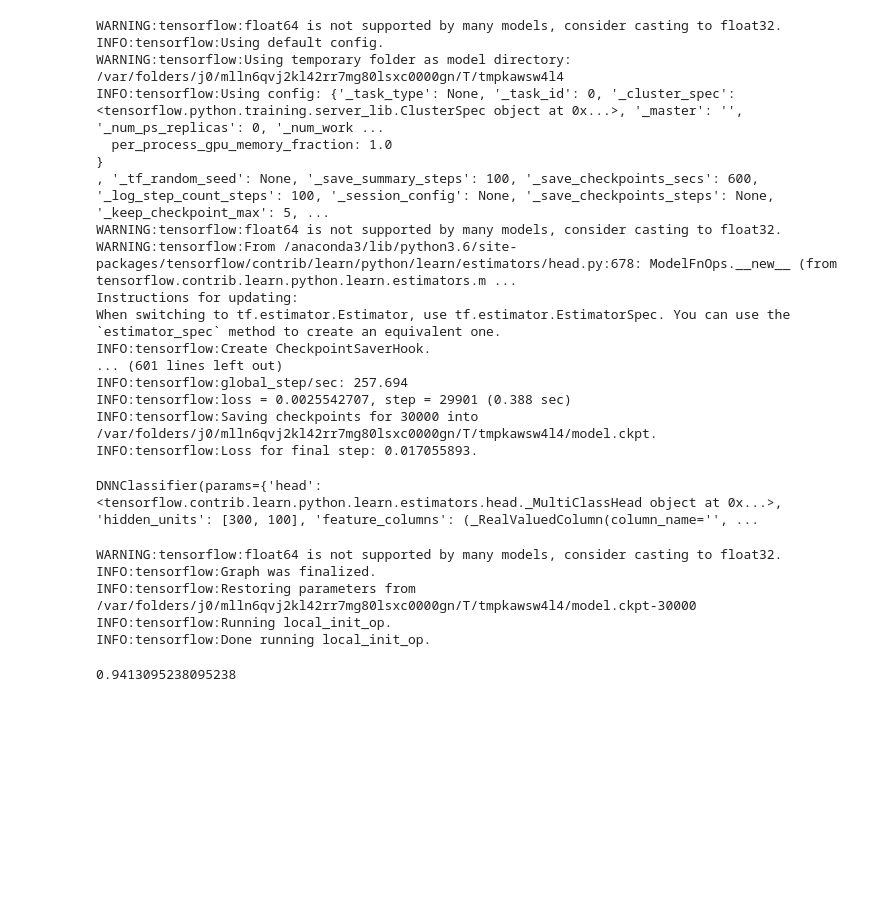
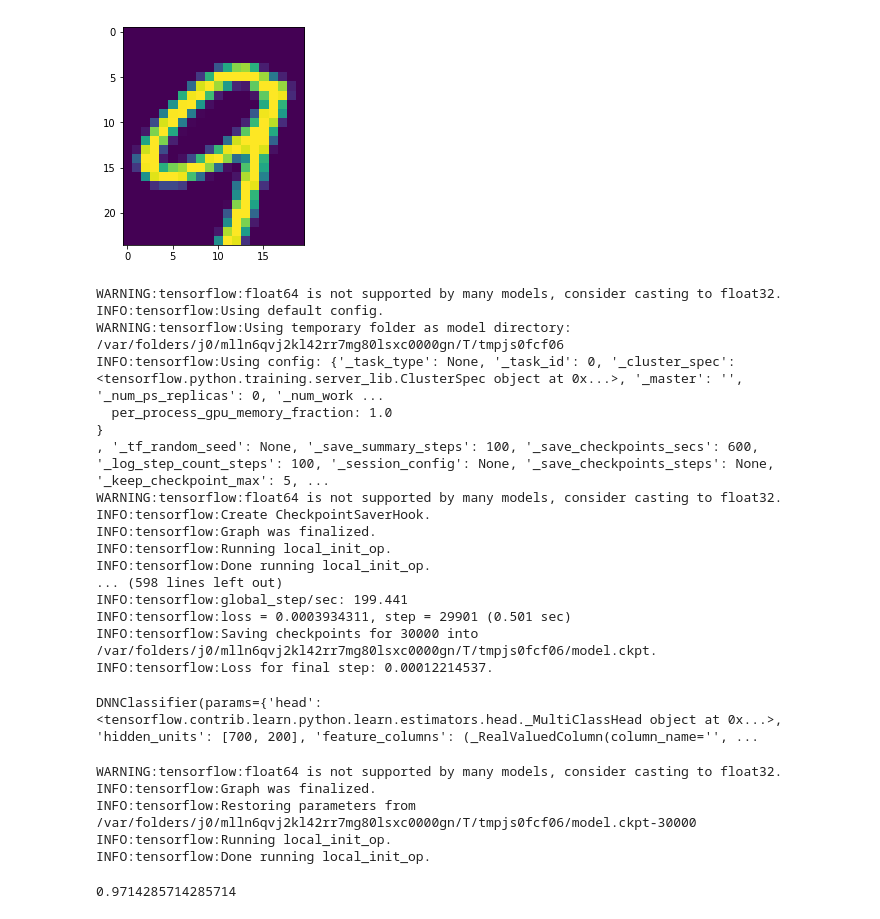
Before and after one commit to yunshuipiao/sw-kaggle, a Jupyter notebook: digit_recognizer/01.ipynb, the cells around one changed output. Cells and saved outputs as stored; diff of their text form; code cells hidden in the pictures; blank space fills up the shorter version.

```diff
--- a/digit_recognizer/01.ipynb
+++ b/digit_recognizer/01.ipynb
@@ -38,4 +22,13 @@ test_tf = pd.read_csv("./datasets/test.csv")
 train_data = train_tf.drop(["label"], axis=1)
 train_label = train_tf["label"]
 # %%
-X_train, X_test, y_train,  y_test = train_test_split(train_data, train_label, test_size=0.2, random_state=42)
+X_train, X_test, y_train,  y_test = train_test_split(train_data, train_label, test_size=0.01, random_state=42)
+# %%
+# 定义函数查看图片
+def plot_digit(data):
+    image = data.reshape(28, 28)
+    image = image[2:26, 4:24]
+    plt.imshow(image)
+plot_digit(X_train.iloc[3])
+# %% [output]
+[figure, added]
@@ -42,36 +63,37 @@ X_train, X_test, y_train,  y_test = train_test_split(train_data, train_label, te
 # %%
 # 使用tensorflow进行训练
-feature_columns = tf.contrib.learn.infer_real_valued_columns_from_input(X_train)
+feature_columns = tf.contrib.learn.infer_real_valued_columns_from_input(X_train_480)
 # feature_columns
-dnn_clf = tf.contrib.learn.DNNClassifier(hidden_units=[300, 100], n_classes=10, feature_columns=feature_columns)
-dnn_clf.fit(x=X_train, y=y_train, batch_size=50, steps=30000)
+dnn_clf = tf.contrib.learn.DNNClassifier(hidden_units=[700, 200], n_classes=10, feature_columns=feature_columns)
+dnn_clf.fit(x=X_train_480, y=y_train, batch_size=50, steps=30000)
 # %% [output]
 WARNING:tensorflow:float64 is not supported by many models, consider casting to float32.
 INFO:tensorflow:Using default config.
-WARNING:tensorflow:Using temporary folder as model directory: /var/folders/j0/mlln6qvj2kl42rr7mg80lsxc0000gn/T/tmpkawsw4l4
+WARNING:tensorflow:Using temporary folder as model directory: /var/folders/j0/mlln6qvj2kl42rr7mg80lsxc0000gn/T/tmpjs0fcf06
 INFO:tensorflow:Using config: {'_task_type': None, '_task_id': 0, '_cluster_spec': <tensorflow.python.training.server_lib.ClusterSpec object at 0x...>, '_master': '', '_num_ps_replicas': 0, '_num_work ...
   per_process_gpu_memory_fraction: 1.0
 }
 , '_tf_random_seed': None, '_save_summary_steps': 100, '_save_checkpoints_secs': 600, '_log_step_count_steps': 100, '_session_config': None, '_save_checkpoints_steps': None, '_keep_checkpoint_max': 5, ...
 WARNING:tensorflow:float64 is not supported by many models, consider casting to float32.
-WARNING:tensorflow:From /anaconda3/lib/python3.6/site-packages/tensorflow/contrib/learn/python/learn/estimators/head.py:678: ModelFnOps.__new__ (from tensorflow.contrib.learn.python.learn.estimators.m ...
-Instructions for updating:
-When switching to tf.estimator.Estimator, use tf.estimator.EstimatorSpec. You can use the `estimator_spec` method to create an equivalent one.
 INFO:tensorflow:Create CheckpointSaverHook.
-... (601 lines left out)
-INFO:tensorflow:global_step/sec: 257.694
-INFO:tensorflow:loss = 0.0025542707, step = 29901 (0.388 sec)
-INFO:tensorflow:Saving checkpoints for 30000 into /var/folders/j0/mlln6qvj2kl42rr7mg80lsxc0000gn/T/tmpkawsw4l4/model.ckpt.
-INFO:tensorflow:Loss for final step: 0.017055893.
+INFO:tensorflow:Graph was finalized.
+INFO:tensorflow:Running local_init_op.
+INFO:tensorflow:Done running local_init_op.
+... (598 lines left out)
+INFO:tensorflow:global_step/sec: 199.441
+INFO:tensorflow:loss = 0.0003934311, step = 29901 (0.501 sec)
+INFO:tensorflow:Saving checkpoints for 30000 into /var/folders/j0/mlln6qvj2kl42rr7mg80lsxc0000gn/T/tmpjs0fcf06/model.ckpt.
+INFO:tensorflow:Loss for final step: 0.00012214537.
-DNNClassifier(params={'head': <tensorflow.contrib.learn.python.learn.estimators.head._MultiClassHead object at 0x...>, 'hidden_units': [300, 100], 'feature_columns': (_RealValuedColumn(column_name='', ...
+DNNClassifier(params={'head': <tensorflow.contrib.learn.python.learn.estimators.head._MultiClassHead object at 0x...>, 'hidden_units': [700, 200], 'feature_columns': (_RealValuedColumn(column_name='', ...
 # %%
-y_pred = list(dnn_clf.predict(X_test))
+X_test_480 = full_pipeline.fit_transform(X_test)
+y_pred = list(dnn_clf.predict(X_test_480))
 accuracy_score(y_test, y_pred)
 # %% [output]
 WARNING:tensorflow:float64 is not supported by many models, consider casting to float32.
 INFO:tensorflow:Graph was finalized.
-INFO:tensorflow:Restoring parameters from /var/folders/j0/mlln6qvj2kl42rr7mg80lsxc0000gn/T/tmpkawsw4l4/model.ckpt-30000
+INFO:tensorflow:Restoring parameters from /var/folders/j0/mlln6qvj2kl42rr7mg80lsxc0000gn/T/tmpjs0fcf06/model.ckpt-30000
 INFO:tensorflow:Running local_init_op.
 INFO:tensorflow:Done running local_init_op.
-0.9413095238095238
+0.9714285714285714
 # %%
```
Also changed, not shown: parts of 6 cells of this notebook, 1 other file.
